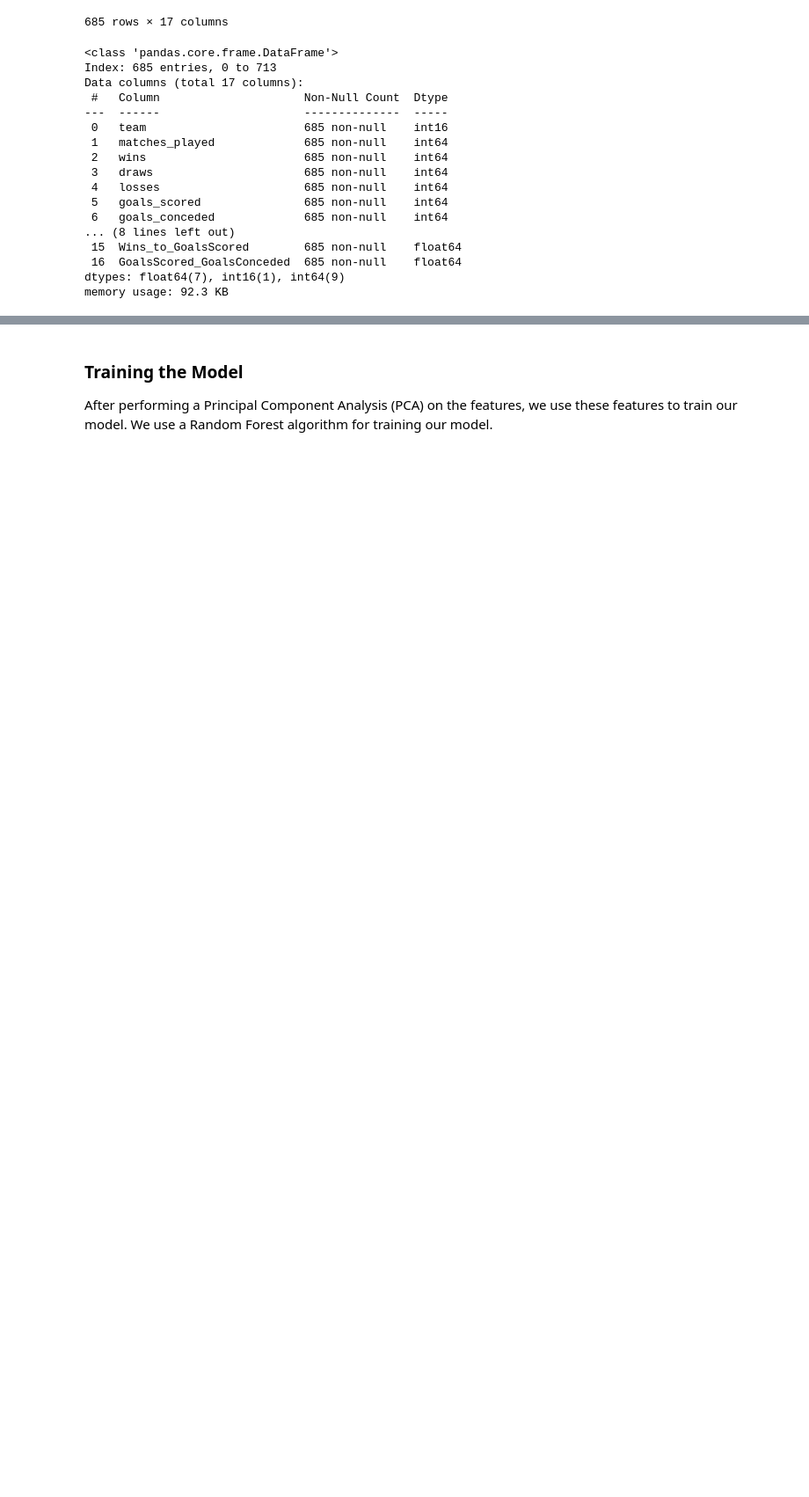
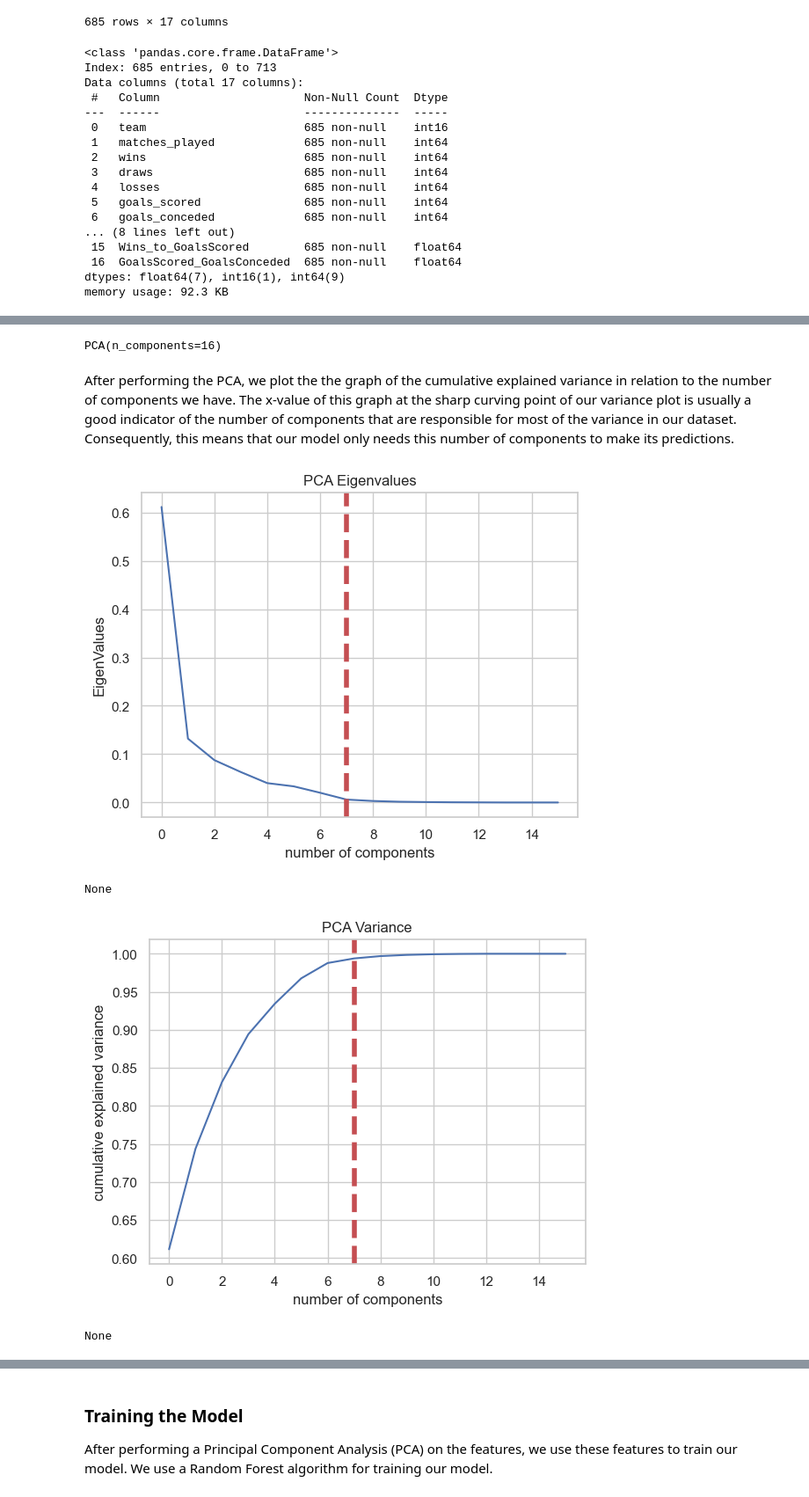
Before and after one commit to harrynwosu/champions-league, a Jupyter notebook: Project.ipynb, the cells around one changed output, grey strips where cells are left out. Shown at 88% size. Saved outputs shown, nothing was run; the diff lists cells and outputs as text; code cells hidden in the pictures; blank space fills up the shorter version.

```diff
--- a/Project.ipynb
+++ b/Project.ipynb
@@ -209,0 +235,6 @@ plt.show()
+# %%
+RANDOM_SEED = 2024
+X = df.drop("champions", axis=1)
+y = df['champions']
+
+X_train, X_test, y_train, y_test = train_test_split(X, y, test_size=0.30, random_state = RANDOM_SEED, stratify=y)
@@ -209,0 +245,7 @@ plt.show()
+# %%
+import numpy as np
+from sklearn.preprocessing import StandardScaler
+scaler = StandardScaler()
+X_train_scaled = scaler.fit_transform(X_train)
+X_test_scaled = scaler.transform(X_test)
+y_train = np.array(y_train)
@@ -209,0 +258,40 @@ plt.show()
+# %%
+from sklearn.decomposition import PCA
+
+pca_test = PCA(n_components=16)
+pca_test.fit(X_train_scaled)
+# %% [output]
+PCA(n_components=16)
+# %% [markdown]
+After performing the PCA, we plot the the graph of the cumulative explained variance in relation to the number of components we have. The x-value of this graph at the sharp curving point of our variance plot is usually a good indicator of the number of components that are responsible for most of the variance in our dataset. Consequently, this means that our model only needs this number of components to make its predictions.
+# %%
+# Eigenvalues Plot (Elbow graph)
+sns.set(style='whitegrid')
+plt.plot(pca_test.explained_variance_ratio_)
+plt.title("PCA Eigenvalues")
+plt.xlabel('number of components')
+plt.ylabel('EigenValues')
+plt.axvline(linewidth=4, color='r', linestyle = '--', x=7, ymin=0, ymax=1)
+display(plt.show())
+
+# Variance Plot
+plt.plot(np.cumsum(pca_test.explained_variance_ratio_))
+plt.title("PCA Variance")
+plt.xlabel('number of components')
+plt.ylabel('cumulative explained variance')
+plt.axvline(linewidth=4, color='r', linestyle = '--', x=7, ymin=0, ymax=1)
+display(plt.show())
+
+
+# Make table for the graph
+evr = pca_test.explained_variance_ratio_
+cvr = np.cumsum(pca_test.explained_variance_ratio_)
+pca_df = pd.DataFrame()
+pca_df['Cumulative Variance Ratio'] = cvr
+pca_df['Explained Variance Ratio'] = evr
+display(pca_df.head(7))
+# %% [output]
+[figure, added]
+None
+[figure, added]
+None
```
Also changed, not shown: parts of 50 cells of this notebook, 1 other file.
